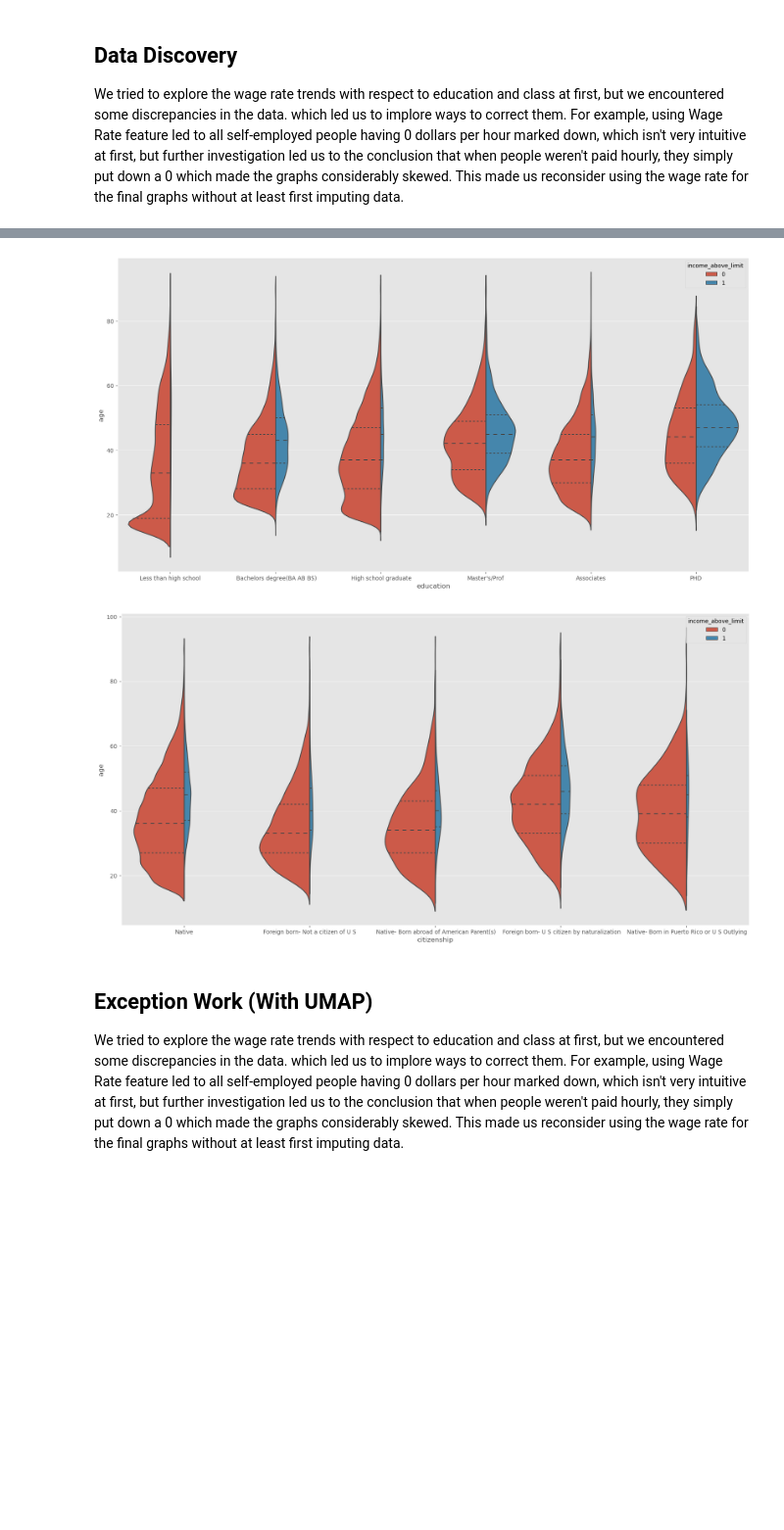
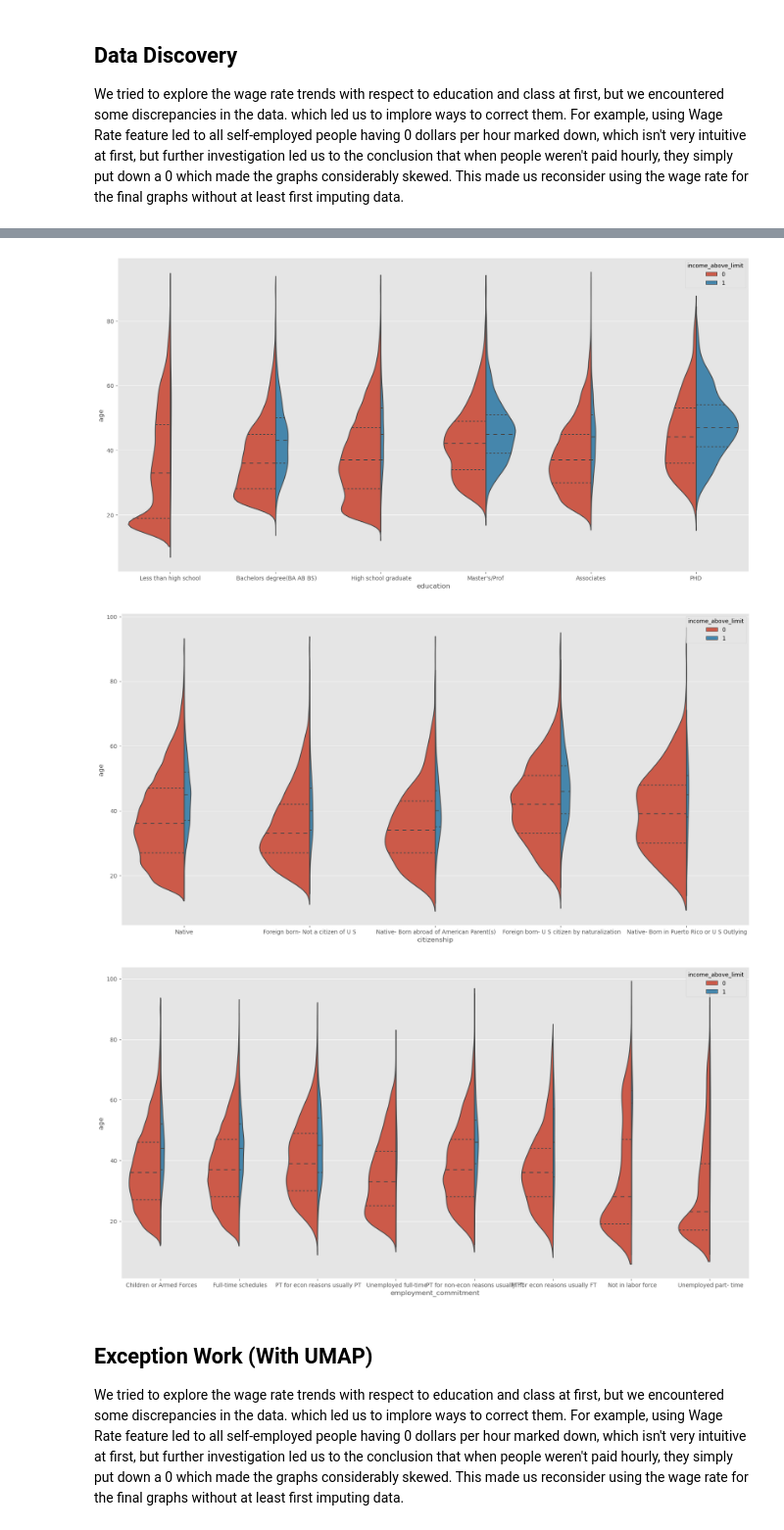
Before and after one commit to Jadonsw123/Jupyter, a Jupyter notebook: MLProject1.ipynb, the cells around one changed output, grey strips where cells are left out. Shown at 98% size. Drawn from its saved outputs; the diff is of its cells as text; code cells hidden in the pictures; blank space fills up the shorter version.

```diff
--- a/MLProject1.ipynb
+++ b/MLProject1.ipynb
@@ -320,31 +327,40 @@ plt.show()
 # %%
 sns.violinplot(x="gender", y="age", hue="income_above_limit", data=df,
                split=True, # split across violins
                inner="quart", # show innner stats like mean, IQR,
                scale="count") # scale the size of the plot by the count within each group
 
 plt.show()
 
 plt.subplots(figsize=(20, 10))  # Increase the figure size to make the plot wider
 
 sns.violinplot(x="education", y="age", hue="income_above_limit", data=df,
                split=True,  # split across violins
                inner="quart",  # show inner stats like mean, IQR,
                scale="count")  # scale the size of the plot by the count within each group
 
 plt.show()
 
 plt.subplots(figsize=(20, 10))  # Increase the figure size to make the plot wider
 sns.violinplot(x="citizenship", y="age", hue="income_above_limit", data=df,
                split=True,  # split across violins
                inner="quart",  # show inner stats like mean, IQR,
                scale="count")  # scale the size of the plot by the count within each group
 
 plt.show()
+
+plt.subplots(figsize=(25, 10))  # Increase the figure size to make the plot wider
+sns.violinplot(x="employment_commitment", y="age", hue="income_above_limit", data=df,
+               split=True,  # split across violins
+               inner="quart",  # show inner stats like mean, IQR,
+               scale="count")  # scale the size of the plot by the count within each group
+
+plt.show()
 # %% [output]
 [figure]
 [figure]
 [figure]
+[figure, added]
 # %%
 from plotly.graph_objs import Scatter, Layout
 from plotly.graph_objs.scatter import Marker
```
Also changed, not shown: parts of 1 cell of this notebook.
